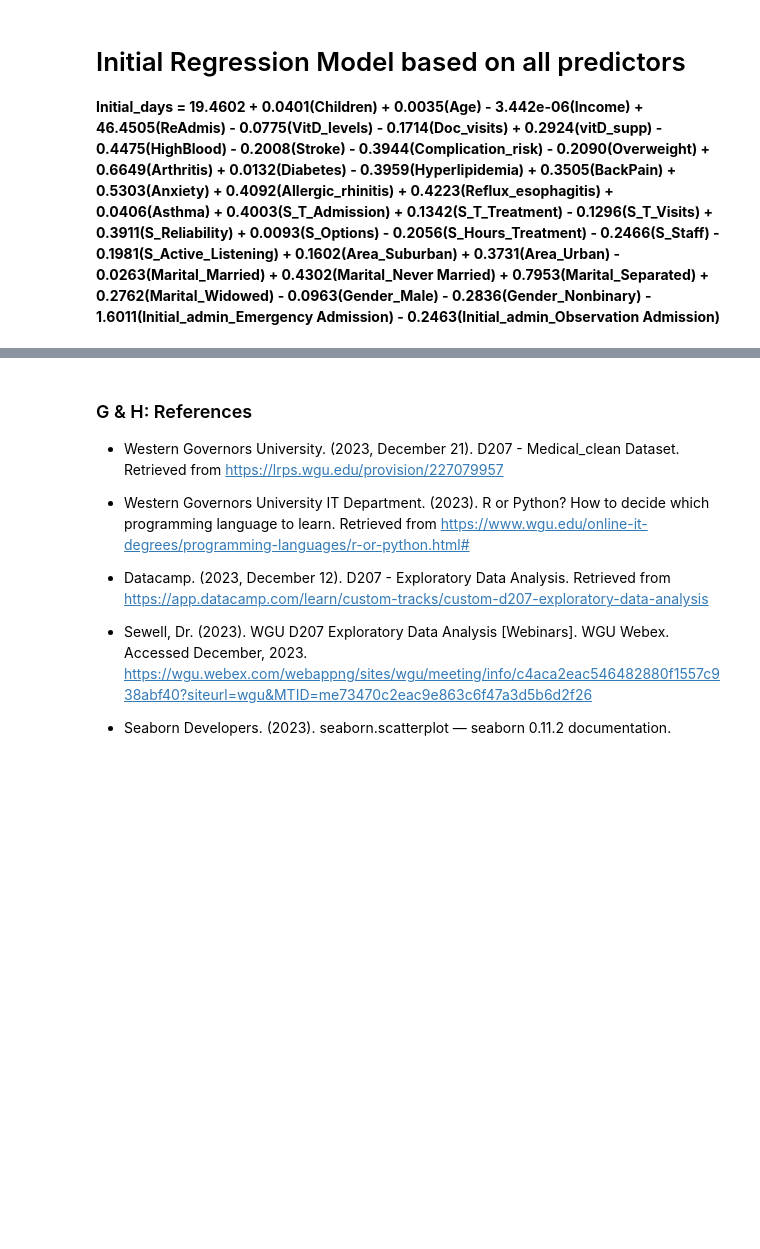
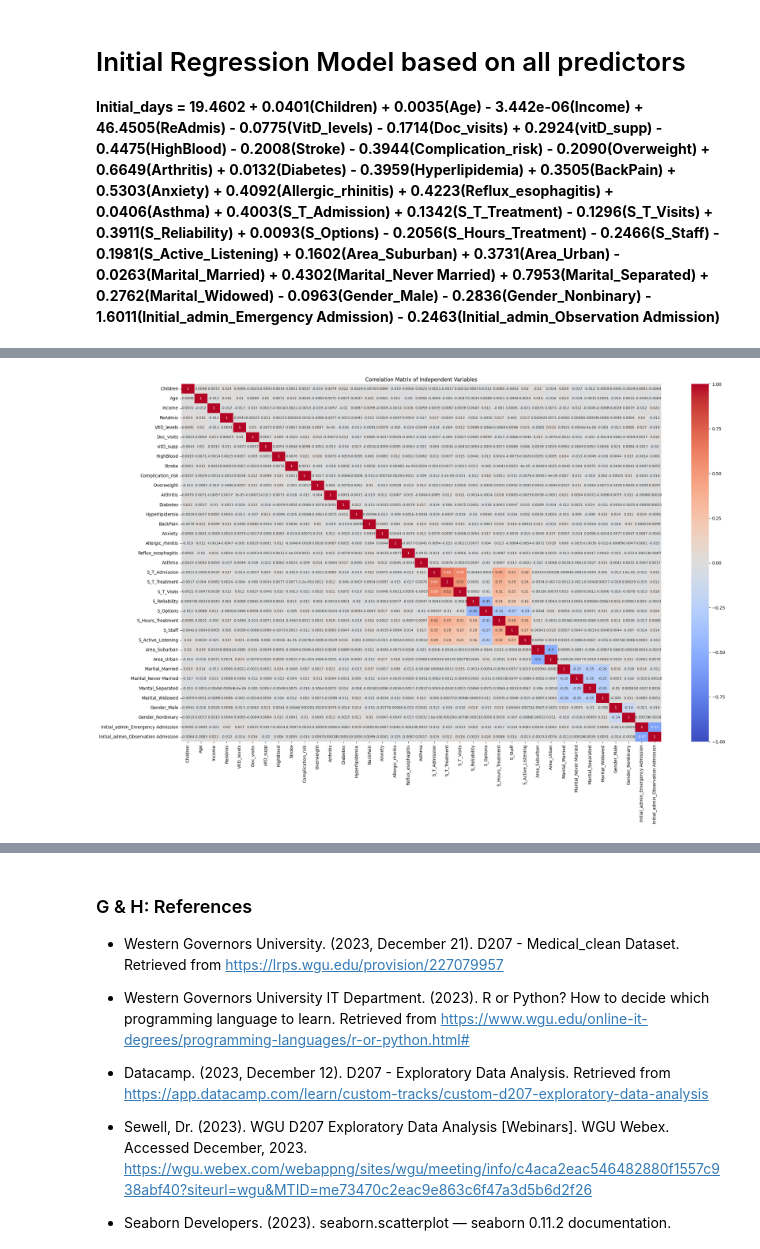
Before and after one commit to vertigoa/master, a Jupyter notebook: d208_task_1de_sci.ipynb, the cells around one changed output, grey strips where cells are left out. Cells and saved outputs as stored; diff of their text form; code cells hidden in the pictures; blank space fills up the shorter version.

```diff
--- a/d208_task_1de_sci.ipynb
+++ b/d208_task_1de_sci.ipynb
@@ -317,0 +247,17 @@ plt.show()
+# %%
+# Define and assign a value to the variable "corr_matrix"
+corr_matrix = df.drop('Initial_days', axis=1).corr()
+
+# Set the figure size
+plt.figure(figsize=(25, 15))
+
+# Plot the correlation matrix with annotated values and adjusted font size
+sns.heatmap(corr_matrix, annot=True, cmap='coolwarm', center=0, annot_kws={"size": 8}, vmin=-1, vmax=1)
+
+# Set the title
+plt.title('Correlation Matrix of Independent Variables')
+
+# Show the plot
+plt.show()
+# %% [output]
+[figure, added]
```
Also changed, not shown: parts of 30 cells of this notebook, 9 other files.
